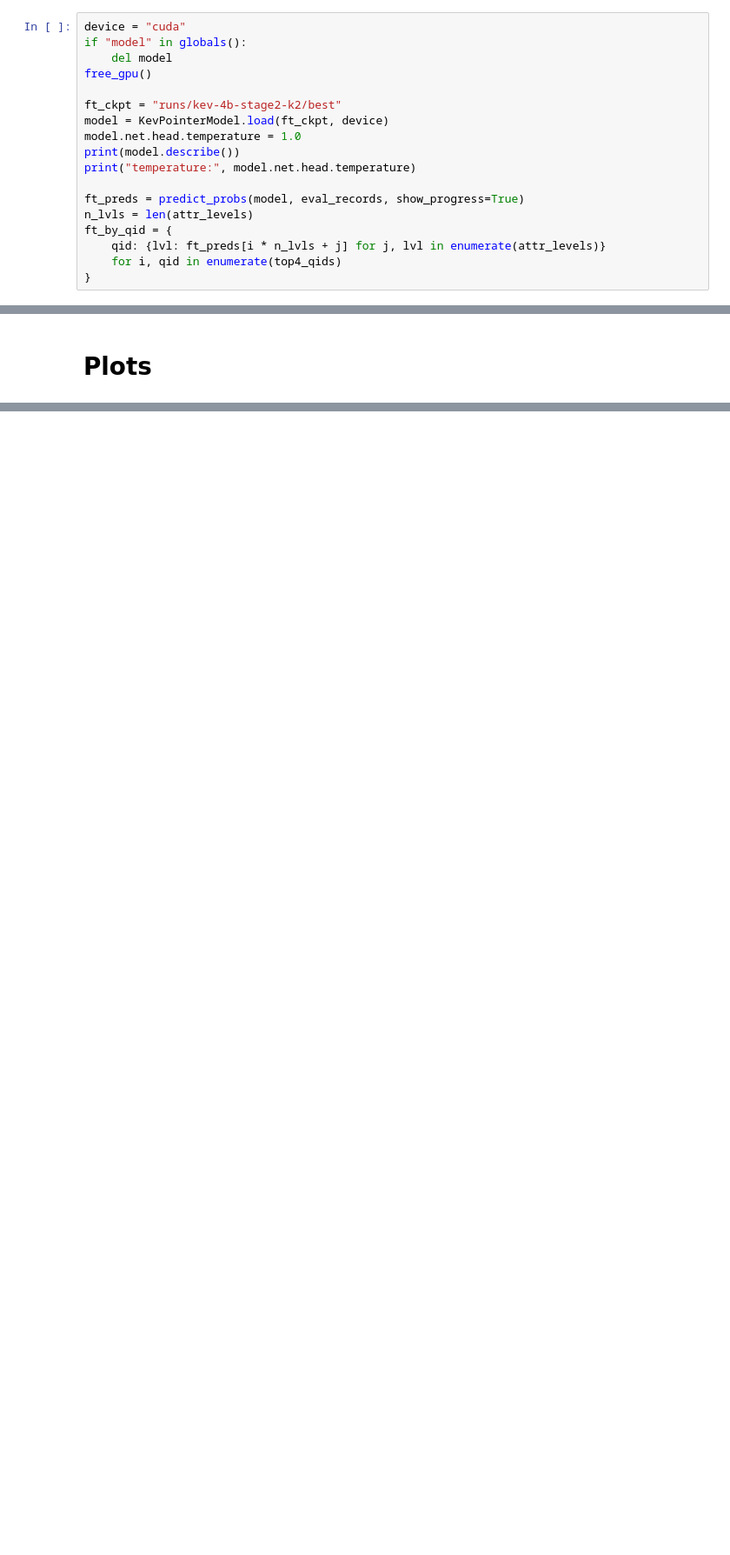
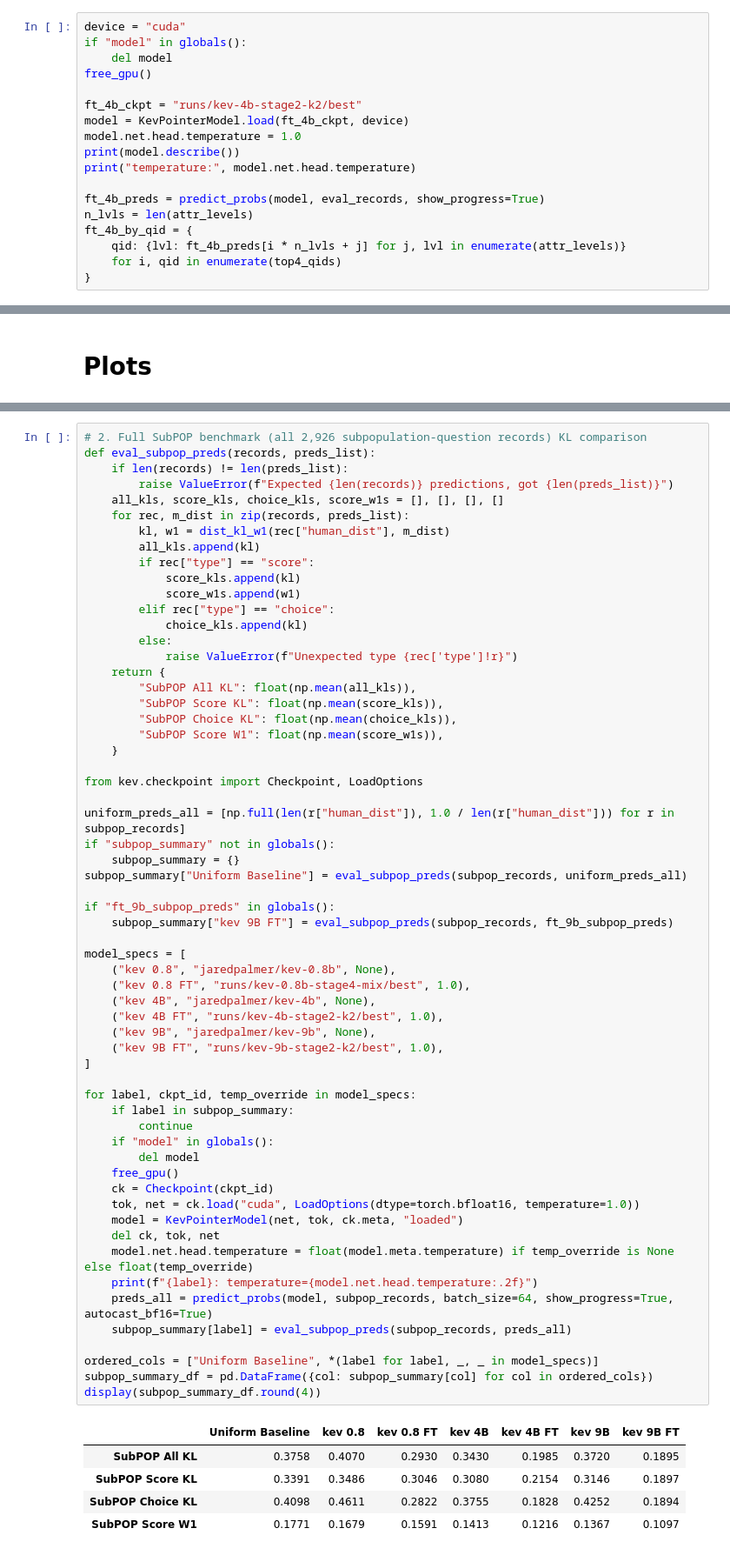
Before and after one commit to davoodwadi/decision-models-finetuning, a Jupyter notebook: code/data-exploration-subpop.ipynb, the cells around one changed output, grey strips where cells are left out. Shown at 87% size. Cells and saved outputs as stored; diff of their text form; blank space fills up the shorter version.

```diff
--- a/code/data-exploration-subpop.ipynb
+++ b/code/data-exploration-subpop.ipynb
@@ -407,16 +446,16 @@ if "model" in globals():
     del model
 free_gpu()
 
-ft_ckpt = "runs/kev-4b-stage2-k2/best"
-model = KevPointerModel.load(ft_ckpt, device)
+ft_4b_ckpt = "runs/kev-4b-stage2-k2/best"
+model = KevPointerModel.load(ft_4b_ckpt, device)
 model.net.head.temperature = 1.0
 print(model.describe())
 print("temperature:", model.net.head.temperature)
 
-ft_preds = predict_probs(model, eval_records, show_progress=True)
+ft_4b_preds = predict_probs(model, eval_records, show_progress=True)
 n_lvls = len(attr_levels)
-ft_by_qid = {
-    qid: {lvl: ft_preds[i * n_lvls + j] for j, lvl in enumerate(attr_levels)}
+ft_4b_by_qid = {
+    qid: {lvl: ft_4b_preds[i * n_lvls + j] for j, lvl in enumerate(attr_levels)}
     for i, qid in enumerate(top4_qids)
 }
 # %% [output]
@@ -566,0 +774,66 @@ plt.show()
+# %%
+# 2. Full SubPOP benchmark (all 2,926 subpopulation-question records) KL comparison
+def eval_subpop_preds(records, preds_list):
+    if len(records) != len(preds_list):
+        raise ValueError(f"Expected {len(records)} predictions, got {len(preds_list)}")
+    all_kls, score_kls, choice_kls, score_w1s = [], [], [], []
+    for rec, m_dist in zip(records, preds_list):
+        kl, w1 = dist_kl_w1(rec["human_dist"], m_dist)
+        all_kls.append(kl)
+        if rec["type"] == "score":
+            score_kls.append(kl)
+            score_w1s.append(w1)
+        elif rec["type"] == "choice":
+            choice_kls.append(kl)
+        else:
+            raise ValueError(f"Unexpected type {rec['type']!r}")
+    return {
+        "SubPOP All KL": float(np.mean(all_kls)),
+        "SubPOP Score KL": float(np.mean(score_kls)),
+        "SubPOP Choice KL": float(np.mean(choice_kls)),
+        "SubPOP Score W1": float(np.mean(score_w1s)),
+    }
+
+from kev.checkpoint import Checkpoint, LoadOptions
+
+uniform_preds_all = [np.full(len(r["human_dist"]), 1.0 / len(r["human_dist"])) for r in subpop_records]
+if "subpop_summary" not in globals():
+    subpop_summary = {}
+subpop_summary["Uniform Baseline"] = eval_subpop_preds(subpop_records, uniform_preds_all)
+
+if "ft_9b_subpop_preds" in globals():
+    subpop_summary["kev 9B FT"] = eval_subpop_preds(subpop_records, ft_9b_subpop_preds)
+
+model_specs = [
+    ("kev 0.8", "jaredpalmer/kev-0.8b", None),
+    ("kev 0.8 FT", "runs/kev-0.8b-stage4-mix/best", 1.0),
+    ("kev 4B", "jaredpalmer/kev-4b", None),
+    ("kev 4B FT", "runs/kev-4b-stage2-k2/best", 1.0),
+    ("kev 9B", "jaredpalmer/kev-9b", None),
+    ("kev 9B FT", "runs/kev-9b-stage2-k2/best", 1.0),
+]
+
+for label, ckpt_id, temp_override in model_specs:
+    if label in subpop_summary:
+        continue
+    if "model" in globals():
+        del model
+    free_gpu()
+    ck = Checkpoint(ckpt_id)
+    tok, net = ck.load("cuda", LoadOptions(dtype=torch.bfloat16, temperature=1.0))
+    model = KevPointerModel(net, tok, ck.meta, "loaded")
+    del ck, tok, net
+    model.net.head.temperature = float(model.meta.temperature) if temp_override is None else float(temp_override)
+    print(f"{label}: temperature={model.net.head.temperature:.2f}")
+    preds_all = predict_probs(model, subpop_records, batch_size=64, show_progress=True, autocast_bf16=True)
+    subpop_summary[label] = eval_subpop_preds(subpop_records, preds_all)
+
+ordered_cols = ["Uniform Baseline", *(label for label, _, _ in model_specs)]
+subpop_summary_df = pd.DataFrame({col: subpop_summary[col] for col in ordered_cols})
+display(subpop_summary_df.round(4))
+# %% [output]
+|  | Uniform Baseline | kev 0.8 | kev 0.8 FT | kev 4B | kev 4B FT | kev 9B | kev 9B FT |
+| SubPOP All KL | 0.3758 | 0.4070 | 0.2930 | 0.3430 | 0.1985 | 0.3720 | 0.1895 |
+| SubPOP Score KL | 0.3391 | 0.3486 | 0.3046 | 0.3080 | 0.2154 | 0.3146 | 0.1897 |
+| SubPOP Choice KL | 0.4098 | 0.4611 | 0.2822 | 0.3755 | 0.1828 | 0.4252 | 0.1894 |
+| SubPOP Score W1 | 0.1771 | 0.1679 | 0.1591 | 0.1413 | 0.1216 | 0.1367 | 0.1097 |
```
Also changed, not shown: parts of 17 cells of this notebook, 31 other files.
